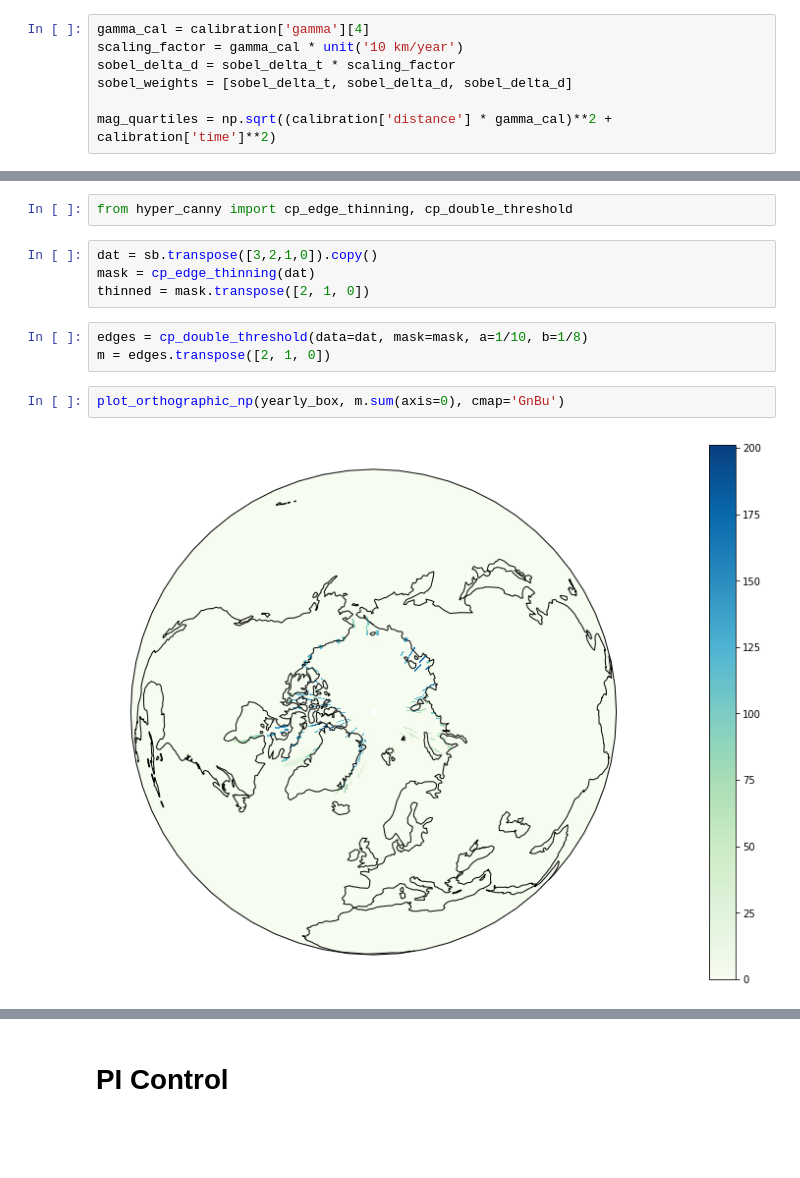
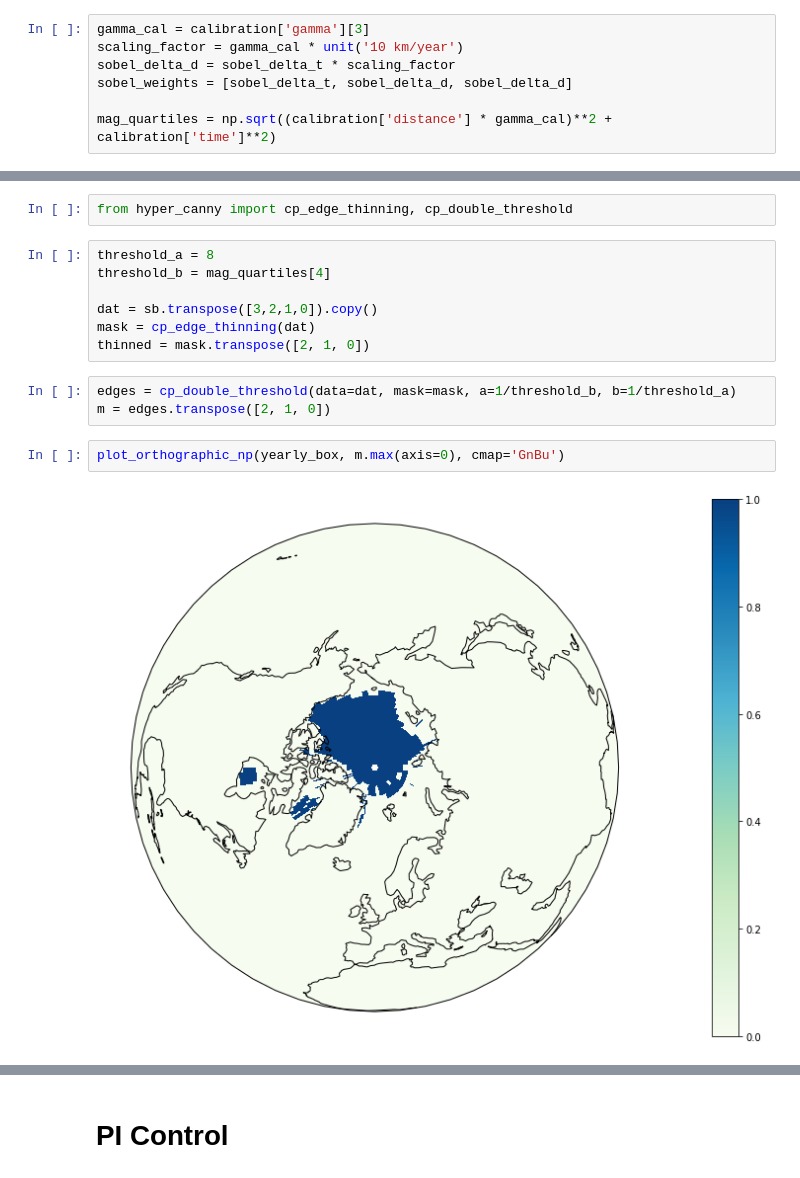
Before and after one commit to abrupt-climate/notebooks, a Jupyter notebook: Sea Ice.ipynb, the cells around one changed output, grey strips where cells are left out. Saved outputs shown, nothing was run; the diff lists cells and outputs as text; blank space fills up the shorter version.

```diff
--- a/Sea Ice.ipynb
+++ b/Sea Ice.ipynb
@@ -113,7 +115,7 @@ magnitude : [ -1.17241162e+04  -1.41821849e+00  -1.00959969e+00   1.32343936e+00
 gamma     : [ 0.          1.35082841  1.48822236  0.37384892  0.71175122]
 recommended setting for gamma:  0.373849
 # %%
-gamma_cal = calibration['gamma'][4]
+gamma_cal = calibration['gamma'][3]
 scaling_factor = gamma_cal * unit('10 km/year')
 sobel_delta_d = sobel_delta_t * scaling_factor
 sobel_weights = [sobel_delta_t, sobel_delta_d, sobel_delta_d]
@@ -188,16 +168,19 @@ plt.show()
 # %%
 from hyper_canny import cp_edge_thinning, cp_double_threshold
 # %%
+threshold_a = 8
+threshold_b = mag_quartiles[4]
+
 dat = sb.transpose([3,2,1,0]).copy()
 mask = cp_edge_thinning(dat)
 thinned = mask.transpose([2, 1, 0])
 # %%
-edges = cp_double_threshold(data=dat, mask=mask, a=1/10, b=1/8)
+edges = cp_double_threshold(data=dat, mask=mask, a=1/threshold_b, b=1/threshold_a)
 m = edges.transpose([2, 1, 0])
 # %%
-plot_orthographic_np(yearly_box, m.sum(axis=0), cmap='GnBu')
+plot_orthographic_np(yearly_box, m.max(axis=0), cmap='GnBu')
 # %% [output]
-[figure, old version]
+[figure, new version]
 # %%
 years = np.array([d.year for d in yearly_box.dates])
 plot_orthographic_np(yearly_box, (years[:,None,None]*m).max(axis=0),  cmap='YlGnBu', vmin=2000, vmax=2150)
```
Also changed, not shown: parts of 9 cells of this notebook, 1 other file.
